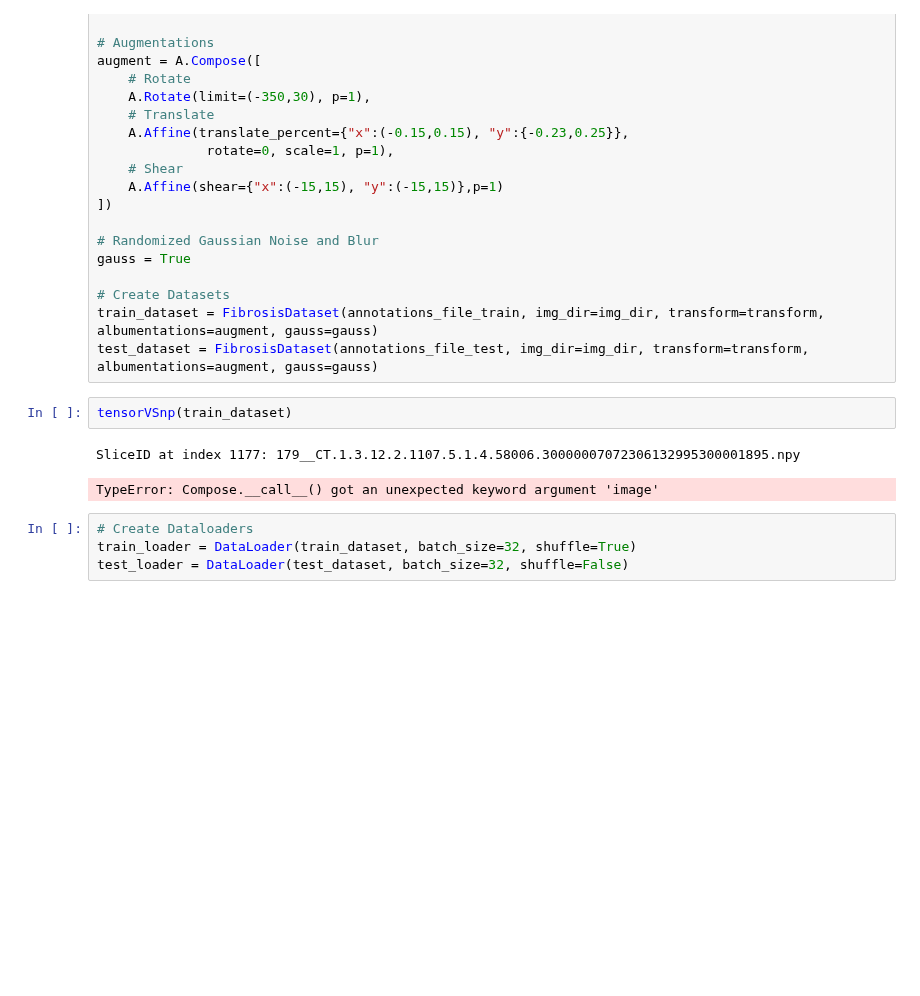
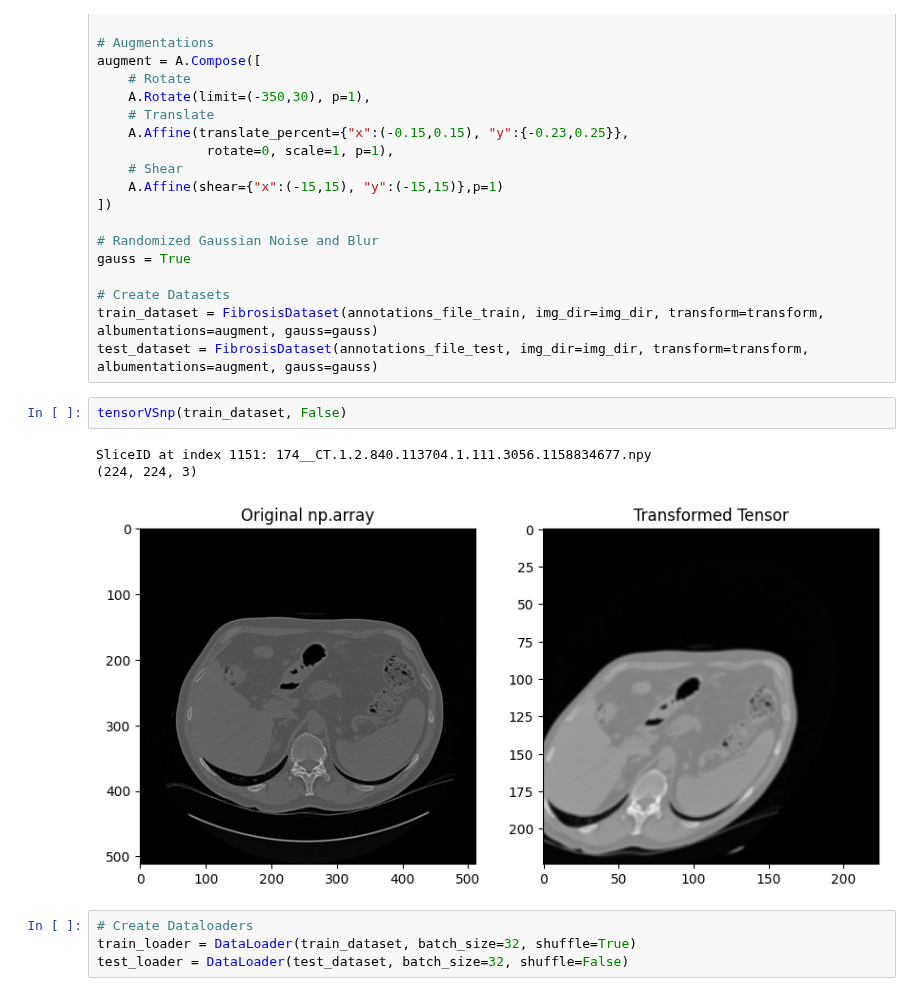
Before and after one commit to rafael-andre1/AI-for-Interstitial-Lung-Disease-Classification, a Jupyter notebook: 3 - resnetTesting/resnetEval.ipynb, the cells around one changed output. Saved outputs shown, nothing was run; the diff lists cells and outputs as text; blank space fills up the shorter version.

```diff
--- a/3 - resnetTesting/resnetEval.ipynb
+++ b/3 - resnetTesting/resnetEval.ipynb
@@ -606,10 +604,11 @@ gauss = True
 train_dataset = FibrosisDataset(annotations_file_train, img_dir=img_dir, transform=transform, albumentations=augment, gauss=gauss)
 test_dataset = FibrosisDataset(annotations_file_test, img_dir=img_dir, transform=transform, albumentations=augment, gauss=gauss)
 # %%
-tensorVSnp(train_dataset)
+tensorVSnp(train_dataset, False)
 # %% [output]
-SliceID at index 1177: 179__CT.1.3.12.2.1107.5.1.4.58006.30000007072306132995300001895.npy
+SliceID at index 1151: 174__CT.1.2.840.113704.1.111.3056.1158834677.npy
+(224, 224, 3)
-TypeError: Compose.__call__() got an unexpected keyword argument 'image'
+[figure, added]
 # %%
 # Create Dataloaders
 train_loader = DataLoader(train_dataset, batch_size=32, shuffle=True)
```
Also changed, not shown: parts of 6 cells of this notebook.
